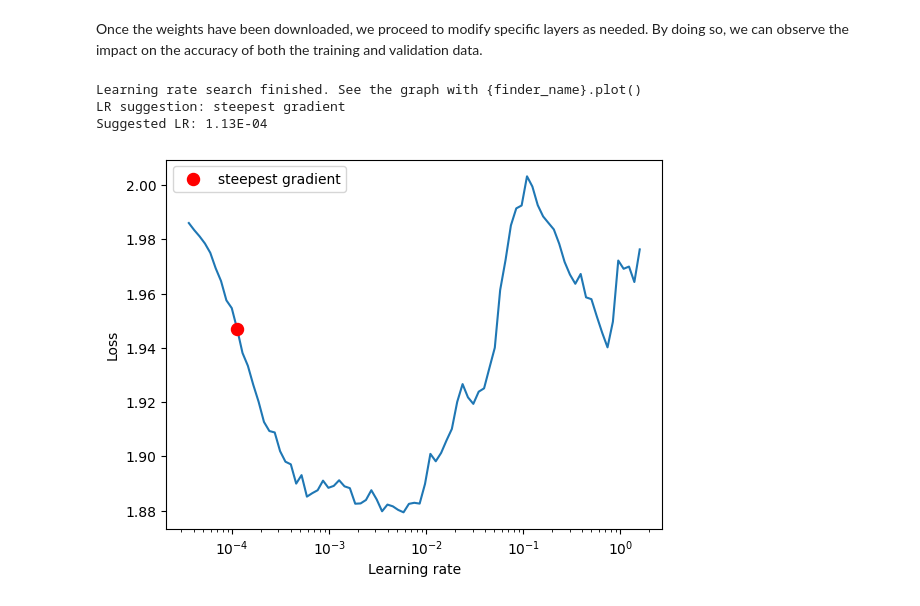
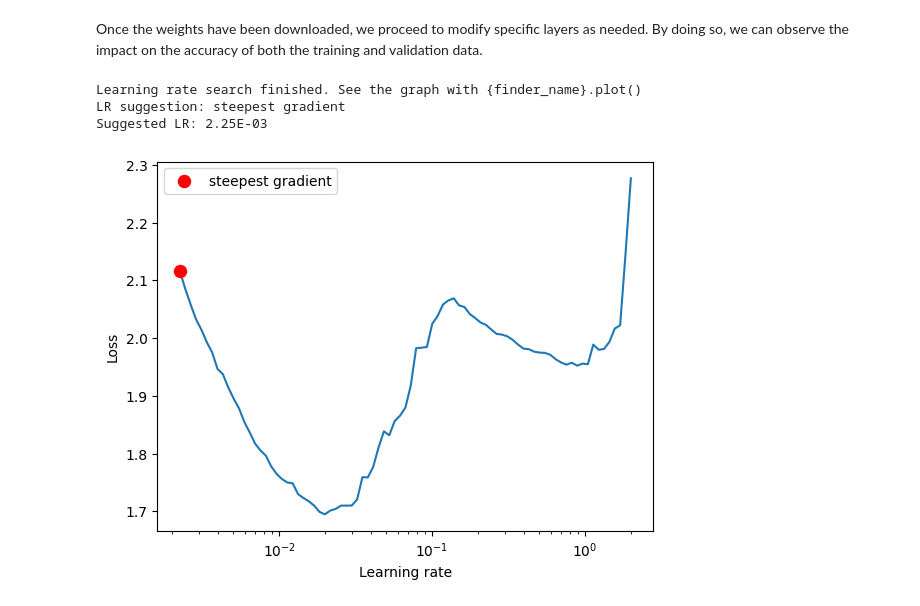
Before and after one commit to alaeimo/NMA_DL_FER, a Jupyter notebook: NMA_DL_FER.ipynb, the cells around one changed output. Drawn from its saved outputs; the diff is of its cells as text; code cells hidden in the pictures.

```diff
--- a/NMA_DL_FER.ipynb
+++ b/NMA_DL_FER.ipynb
@@ -414,24 +406,24 @@ model.fc = torch.nn.Linear(in_features=512, out_features=7)
 # summary(model, input_size=(1, 3, image_size, image_size))
 # %%
 #@title Training Hyper-Parameters
-base_learning_rate = 1e-03
+base_learning_rate = 2.25e-03
 start_epoch = 0
 max_epochs = 10
 use_cuda = True if device=='cuda' else False
 # %%
 #@title Finding a Good Learning Rate
 from torch_lr_finder import LRFinder
-optimizer = optim.Adam(model.parameters(), lr=base_learning_rate)
+optimizer = optim.Adam(model.parameters(), lr=base_learning_rate,)
 criterion = torch.nn.CrossEntropyLoss()
 lr_finder = LRFinder(model, optimizer, criterion, device="cuda")
 lr_finder.range_test(train_dataloader, end_lr=3, num_iter=100)
 lr_finder.plot()
 lr_finder.reset()
 # %% [output]
 Learning rate search finished. See the graph with {finder_name}.plot()
 LR suggestion: steepest gradient
-Suggested LR: 1.13E-04
+Suggested LR: 2.25E-03
-[figure, old version]
+[figure, new version]
 # %%
 #@title Optimizer, loss_function and scheduler
 criterion = torch.nn.CrossEntropyLoss()
```
Also changed, not shown: parts of 15 cells of this notebook.
